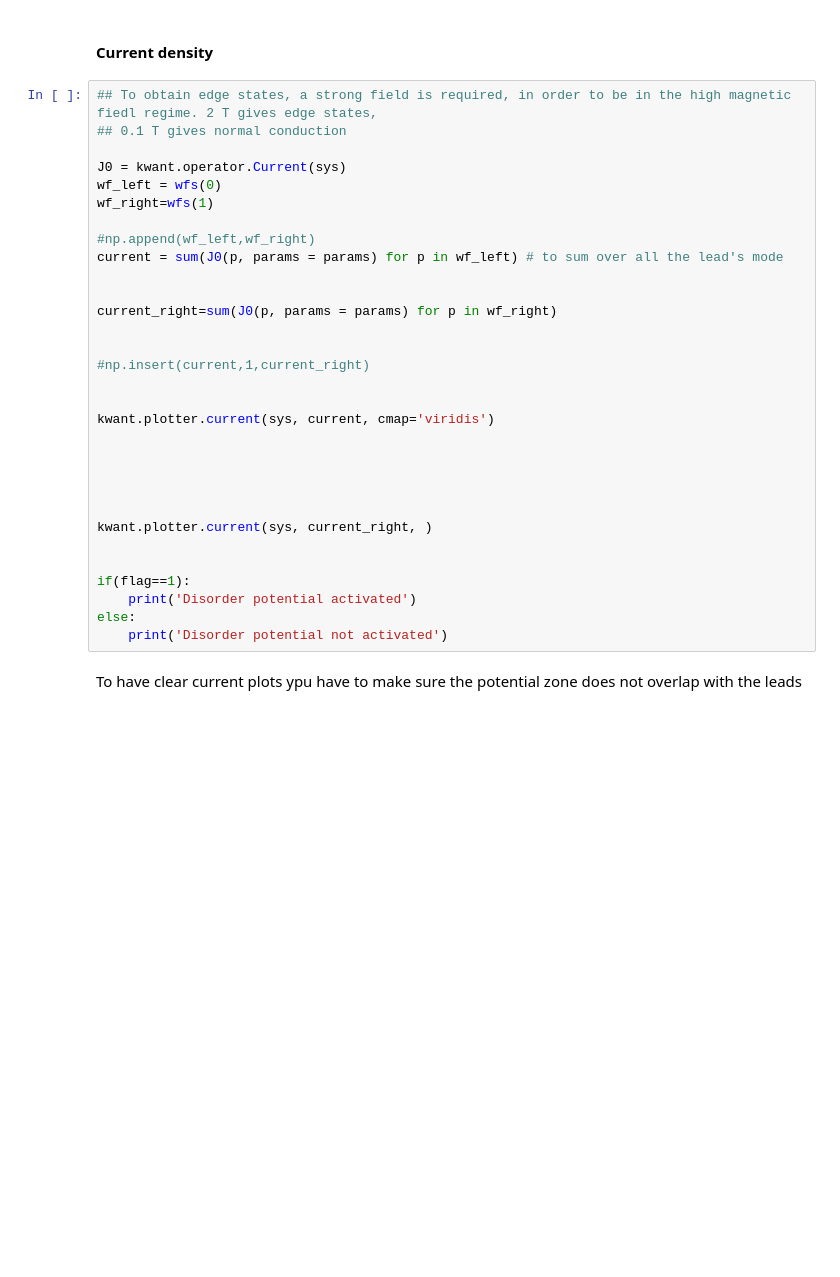
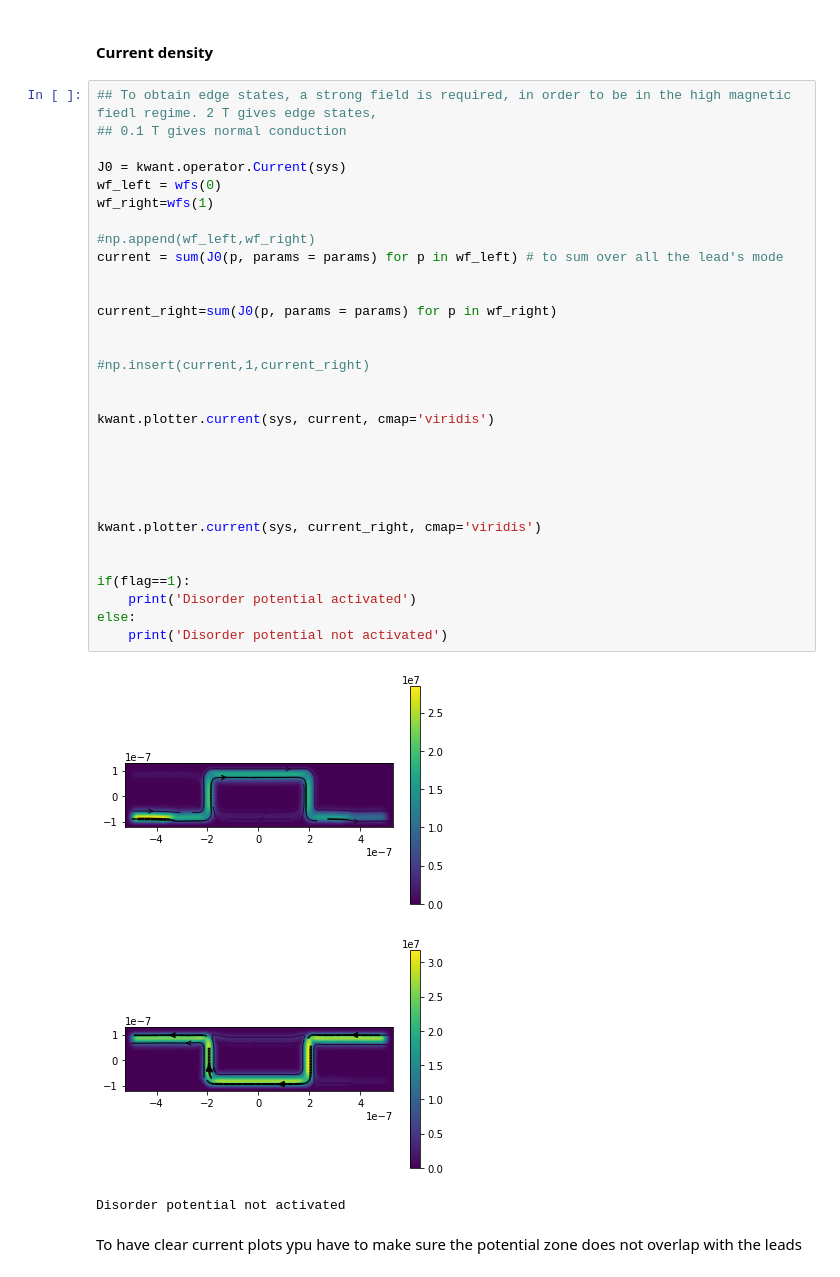
Before and after one commit to saviapicella/nanoelectronics-project, a Jupyter notebook: Graphene quantum Hall effect.ipynb, the cells around one changed output. Saved outputs shown, nothing was run; the diff lists cells and outputs as text; blank space fills up the shorter version.

```diff
--- a/Graphene quantum Hall effect.ipynb
+++ b/Graphene quantum Hall effect.ipynb
@@ -554,34 +555,38 @@ print(scattering_wf)
 # %%
 ## To obtain edge states, a strong field is required, in order to be in the high magnetic fiedl regime. 2 T gives edge states,
 ## 0.1 T gives normal conduction
 
 J0 = kwant.operator.Current(sys)
 wf_left = wfs(0)
 wf_right=wfs(1)
 
 #np.append(wf_left,wf_right)
 current = sum(J0(p, params = params) for p in wf_left) # to sum over all the lead's mode
 
 
 current_right=sum(J0(p, params = params) for p in wf_right)
 
 
 #np.insert(current,1,current_right)
 
 
 kwant.plotter.current(sys, current, cmap='viridis')
 
 
 
 
 
-kwant.plotter.current(sys, current_right, )
+kwant.plotter.current(sys, current_right, cmap='viridis')
 
 
 if(flag==1):
     print('Disorder potential activated')
 else:
     print('Disorder potential not activated')
+# %% [output]
+[figure, added]
+[figure, added]
+Disorder potential not activated
 # %% [markdown]
 To have clear current plots ypu have to make sure the potential zone does not overlap with the leads
 # %% [markdown]
```
Also changed, not shown: parts of 3 cells of this notebook.
